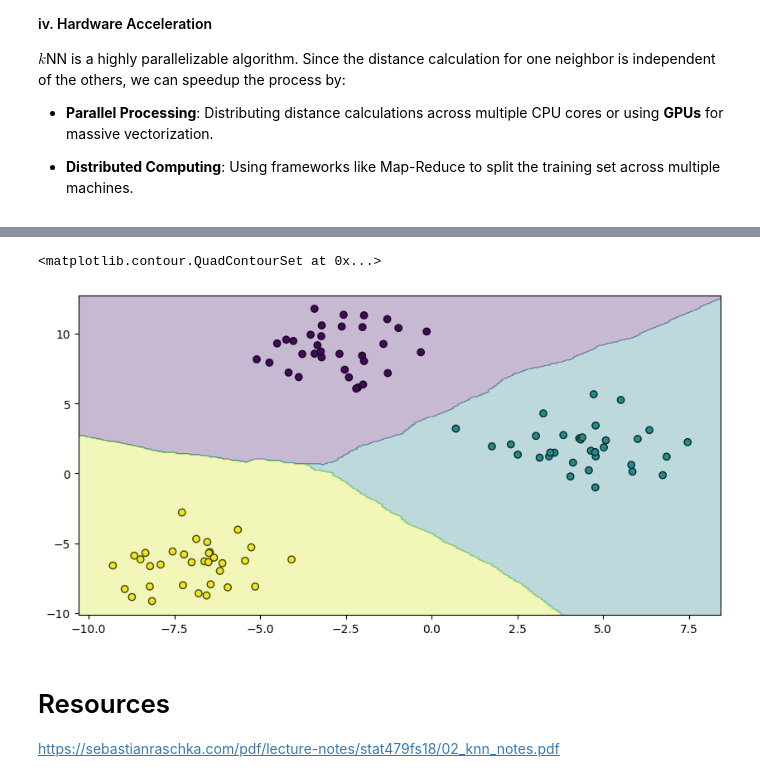
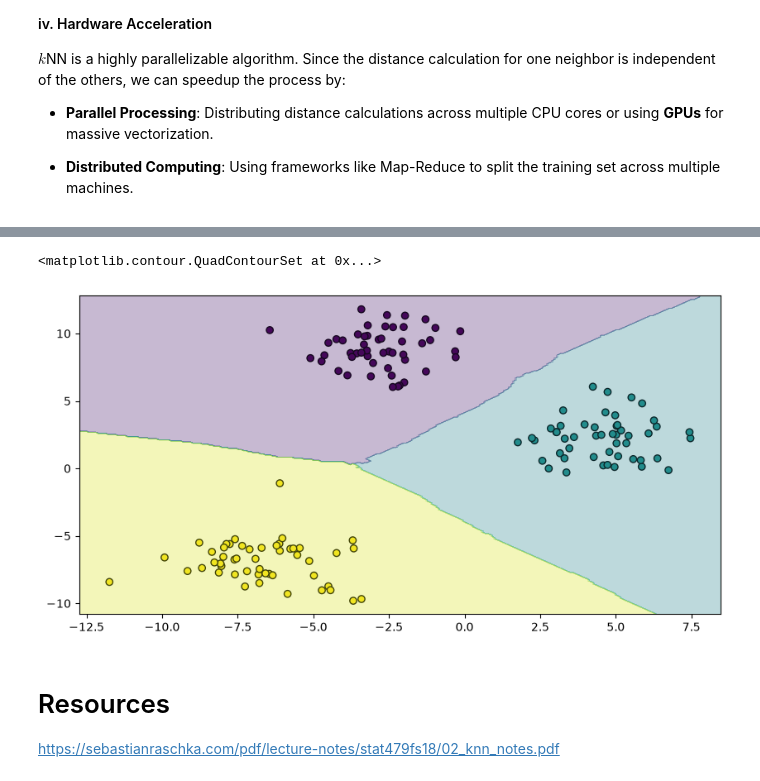
Before and after one commit to abouzkra/ML-from-Scratch, a Jupyter notebook: notebooks/02_classification/02_KNN.ipynb, the cells around one changed output, grey strips where cells are left out. Cells and saved outputs as stored; diff of their text form; code cells hidden in the pictures.

```diff
--- a/notebooks/02_classification/02_KNN.ipynb
+++ b/notebooks/02_classification/02_KNN.ipynb
@@ -281,25 +226,27 @@ class KNearestNeighbors:
 # %%
-X, Y = make_blobs(n_samples=100, n_features=2, centers=3, cluster_std=1.5, random_state=42)
+from ml_from_scratch.classification.knn import KNNClassifier, KNNRegressor
 
-model = KNearestNeighbors(k=10, task=Task.CLASSIFICATION)
+X, Y = make_blobs(n_samples=150, n_features=2, centers=3, cluster_std=1.5, random_state=42)
+
+model = KNNClassifier(k=10)
 model.fit(X, Y)
 
 h = .08
 x_min, x_max = X[:, 0].min() - 1, X[:, 0].max() + 1
 y_min, y_max = X[:, 1].min() - 1, X[:, 1].max() + 1
 xx, yy = np.meshgrid(np.arange(x_min, x_max, h),
                      np.arange(y_min, y_max, h))
 
 Z = model.predict(np.c_[xx.ravel(), yy.ravel()])
 Z = Z.reshape(xx.shape)
 
 fig = plt.figure(figsize=(10, 5))
 ax = fig.add_subplot()
 ax.scatter(X[:, 0], X[:, 1], c=Y, edgecolors='k')
 ax.contourf(xx, yy, Z, alpha=0.3)
 # %% [output]
 <matplotlib.contour.QuadContourSet at 0x...>
-[figure, old version]
+[figure, new version]
 # %% [markdown]
 # Resources
 
```
Also changed, not shown: parts of 3 cells of this notebook, 11 other files.
